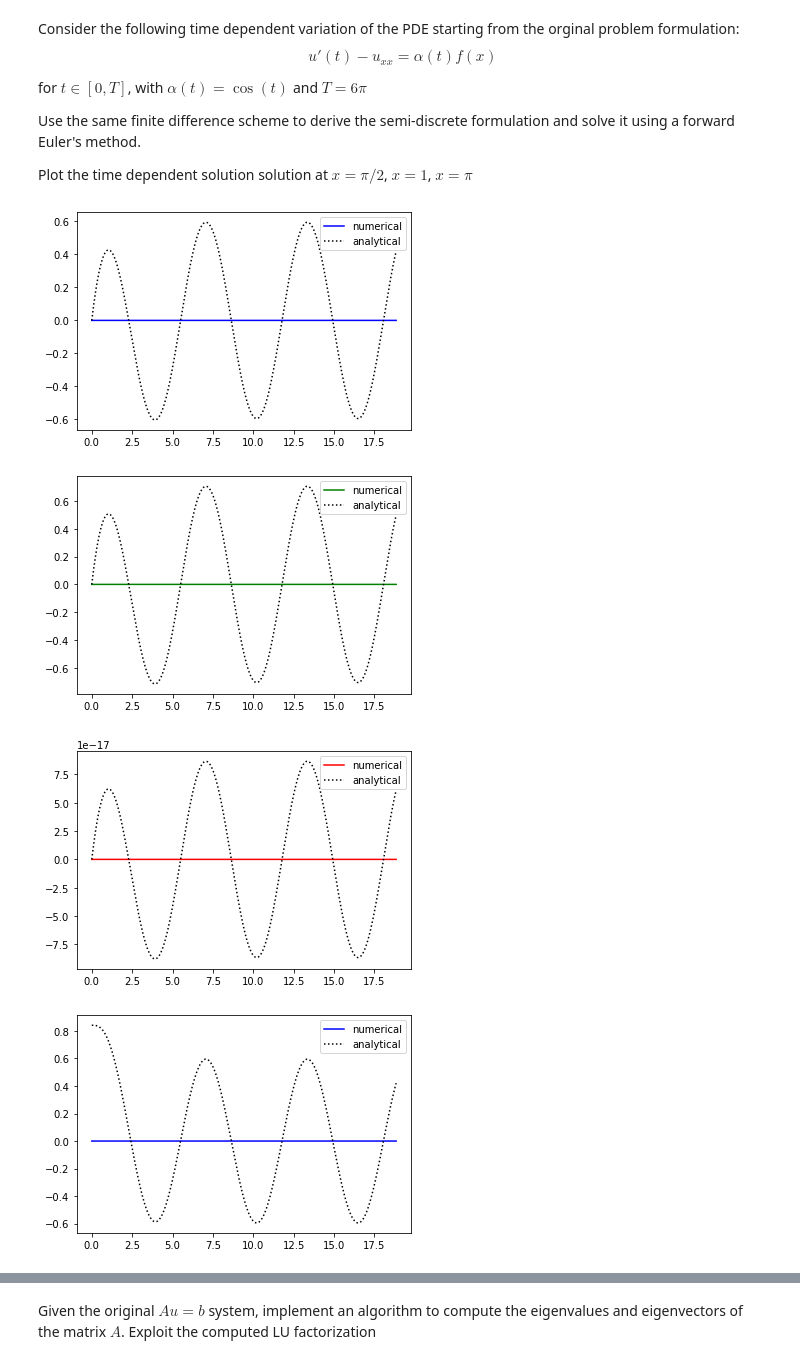
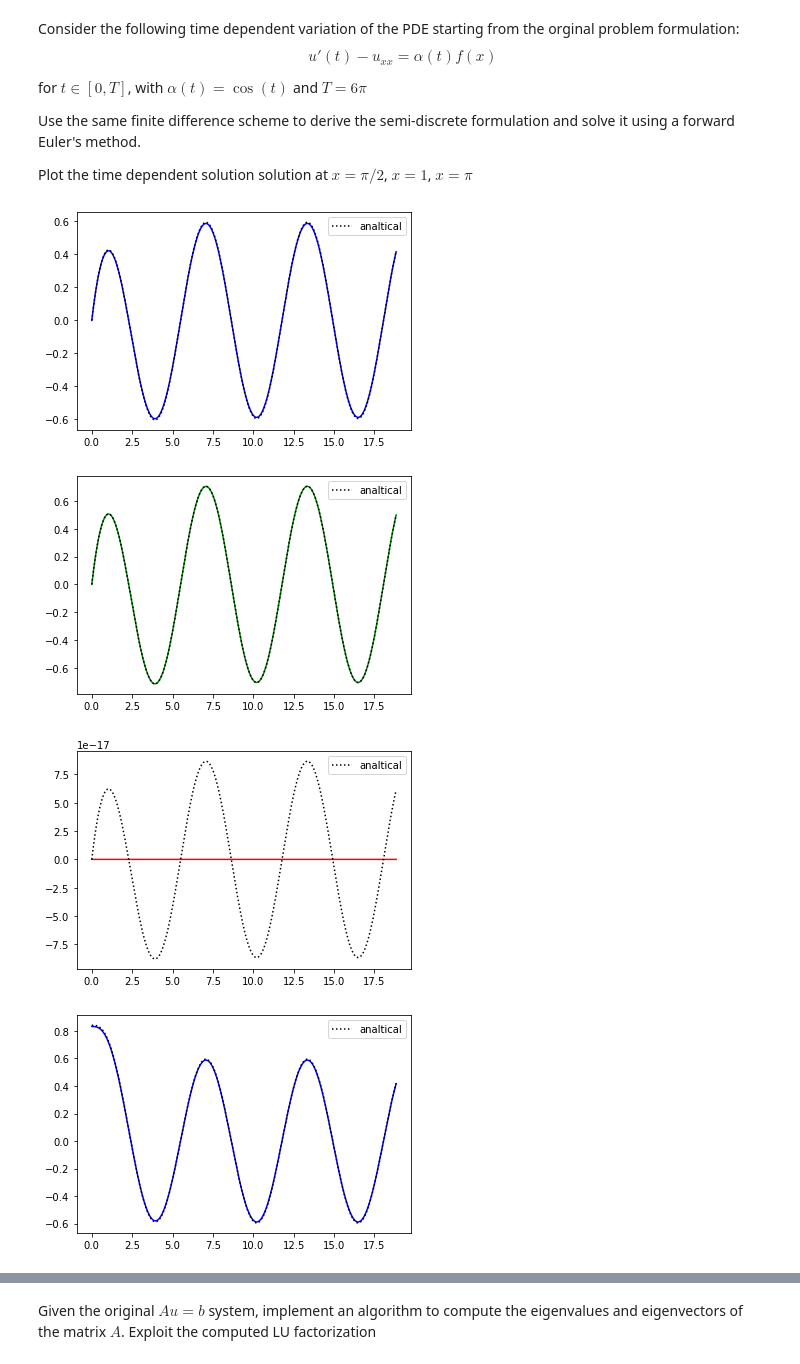
Before and after one commit to marco-celoria/numerical-analysis-2021-2022, a Jupyter notebook: FinalProject_2021_2022.ipynb, the cells around one changed output, grey strips where cells are left out. Cells and saved outputs as stored; diff of their text form; code cells hidden in the pictures.

```diff
--- a/FinalProject_2021_2022.ipynb
+++ b/FinalProject_2021_2022.ipynb
@@ -354,7 +354,7 @@ def sol_x_fixed(sol, omega_x, x):
     assert x<= omega_x[1]
     n = np.shape(sol)[1]
     assert n>0
-    x_index = int((n-1)*((x-omega_x[0])//(omega_x[1]-omega_x[0])))
+    x_index = int((n-1)*(x-omega_x[0])//(omega_x[1]-omega_x[0]))
     #if x_index<0:
     #    x_index=0
     #if x_index>=n:
@@ -367,7 +367,7 @@ def sol_t_fixed(sol, omega_t, t):
     assert t<= omega_t[1]
     m = np.shape(sol)[0]
     assert m>0
-    t_index = int((m-1)*((t-omega_t[0])//(omega_t[1]-omega_t[0])))
+    t_index = int((m-1)*(t-omega_t[0])//(omega_t[1]-omega_t[0]))
     #if t_index<0:
     #    t_index=0
     #if t_index>=m:
@@ -383,10 +383,10 @@ omega_x = [0,np.pi]
 omega_t = [0,6*np.pi]
 n=100
 x=np.linspace(omega[0],omega[1],n)
-z0 = np.random.rand(n)
+z0 = np.ones_like(x)
 bc = [0,0]
 A, b = finDif(omega, f, n, bc)
-l_max,_ = PM(A,z0,1e-10,10000)
+l_max,_ = PM(A,z0,1e-15,15000)
 h = 0.0001
 assert h < 2/ abs(l_max)
 y0 = 0
@@ -395,62 +395,61 @@ sol, tsteps, xsteps = fe_pde(omega_x, omega_t, bc, y0, h, n, f, 1e-10)
 # Comparison with exact solution
 t= tsteps
 sol_t = sol_x_fixed(sol, omega_x, 1)
-plot(t,sol_t, 'blue', label="numerical")
-plot(t,-(1/2)*np.exp(-t)*np.sin(1)+1/2*np.cos(t)*np.sin(1)+1/2*np.sin(t)*np.sin(1),'black',linestyle='dotted', label="analytical")
+plot(t,sol_t, 'blue')
+plot(t,-(1/2)*np.exp(-t)*np.sin(1)+1/2*np.cos(t)*np.sin(1)+1/2*np.sin(t)*np.sin(1),'black',linestyle='dotted', label="analtical")
 legend()
 show()
 
 sol_t = sol_x_fixed(sol, omega_x,np.pi/2)
-plot(t,sol_t,'green', label="numerical")
-plot(t,-(1/2)*np.exp(-t)*np.sin(np.pi/2)+1/2*np.cos(t)*np.sin(np.pi/2)+1/2*np.sin(t)*np.sin(np.pi/2),'black',linestyle='dotted', label="analytical")
+plot(t,sol_t,'green')
+plot(t,-(1/2)*np.exp(-t)*np.sin(np.pi/2)+1/2*np.cos(t)*np.sin(np.pi/2)+1/2*np.sin(t)*np.sin(np.pi/2),'black',linestyle='dotted', label="analtical")
 legend()
 show()
 
 sol_t = sol_x_fixed(sol, omega_x,np.pi)
-plot(t,sol_t, 'red', label="numerical")
-plot(t,-(1/2)*np.exp(-t)*np.sin(np.pi)+1/2*np.cos(t)*np.sin(np.pi)+1/2*np.sin(t)*np.sin(np.pi),'black',linestyle='dotted', label="analytical")
+plot(t,sol_t, 'red')
+plot(t,-(1/2)*np.exp(-t)*np.sin(np.pi)+1/2*np.cos(t)*np.sin(np.pi)+1/2*np.sin(t)*np.sin(np.pi),'black',linestyle='dotted', label="analtical")
 legend()
 show()
 
 ### Boundary condition y0 = sin(x)
 
 f = lambda x : np.sin(x)
 
 omega_x = [0,np.pi]
 omega_t = [0,6*np.pi]
 n=100
 x=np.linspace(omega[0],omega[1],n)
-z0 = np.random.rand(n)
 bc = [0,0]
 A, b = finDif(omega, f, n, bc)
-l_max,_ = PM(A,z0,1e-10,10000)
+l_max,_ = PM(A,z0,1e-15,15000)
 h = 0.0003
-assert h < 2 / abs(l_max)
+assert h < 2/ abs(l_max)
 y0 = np.sin(x)
 
 sol, tsteps, xsteps = fe_pde(omega_x, omega_t, bc, y0, h, n, f, 1e-10)
 
 # Comparison with exact solution
 t= tsteps
 sol_t = sol_x_fixed(sol, omega_x, 1)
-plot(t,sol_t, 'blue', label="numerical")
-plot(t,(1/2)*np.exp(-t)*np.sin(1)+1/2*np.cos(t)*np.sin(1)+1/2*np.sin(t)*np.sin(1),'black',linestyle='dotted', label="analytical")
+plot(t,sol_t, 'blue')
+plot(t,(1/2)*np.exp(-t)*np.sin(1)+1/2*np.cos(t)*np.sin(1)+1/2*np.sin(t)*np.sin(1),'black',linestyle='dotted', label="analtical")
 legend()
 show()
 
 sol_t = sol_x_fixed(sol, omega_x, np.pi/2)
-plot(t,sol_t,'green', label="numerical")
-plot(t,(1/2)*np.exp(-t)*np.sin(np.pi/2)+1/2*np.cos(t)*np.sin(np.pi/2)+1/2*np.sin(t)*np.sin(np.pi/2),'black',linestyle='dotted', label="analytical")
+plot(t,sol_t,'green')
+plot(t,(1/2)*np.exp(-t)*np.sin(np.pi/2)+1/2*np.cos(t)*np.sin(np.pi/2)+1/2*np.sin(t)*np.sin(np.pi/2),'black',linestyle='dotted', label="analtical")
 legend()
 show()
 
 sol_t = sol_x_fixed(sol, omega_x, np.pi)
-plot(t,sol_t, 'red', label="numerical")
-plot(t,(1/2)*np.exp(-t)*np.sin(np.pi)+1/2*np.cos(t)*np.sin(np.pi)+1/2*np.sin(t)*np.sin(np.pi),'black',linestyle='dotted', label="analytical")
+plot(t,sol_t, 'red')
+plot(t,(1/2)*np.exp(-t)*np.sin(np.pi)+1/2*np.cos(t)*np.sin(np.pi)+1/2*np.sin(t)*np.sin(np.pi),'black',linestyle='dotted', label="analtical")
 legend()
 show()
 # %% [output]
-[figure, old version]
+[figure, new version]
-[figure, old version]
+[figure, new version]
-[figure, old version]
+[figure, new version]
-[figure, old version]
+[figure, new version]
```
Also changed, not shown: parts of 4 cells of this notebook.
